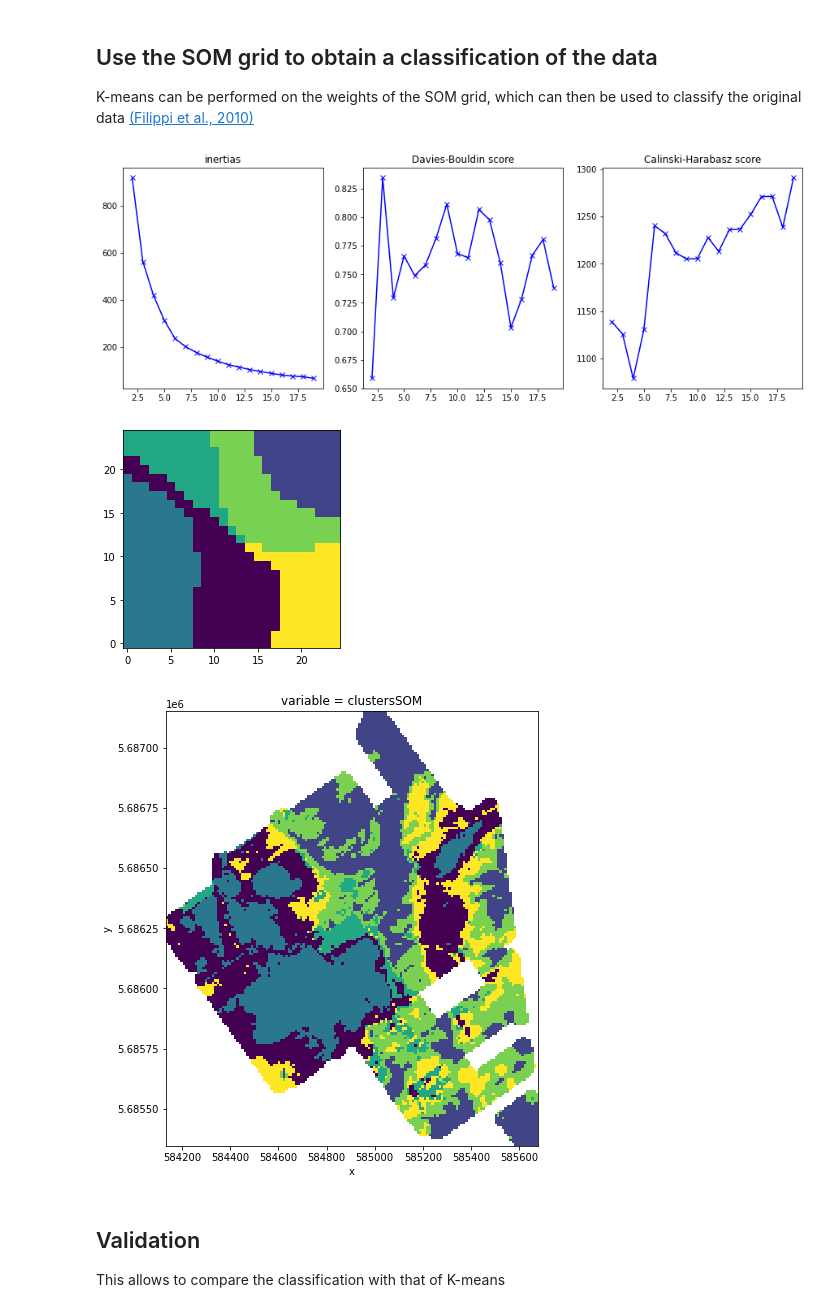
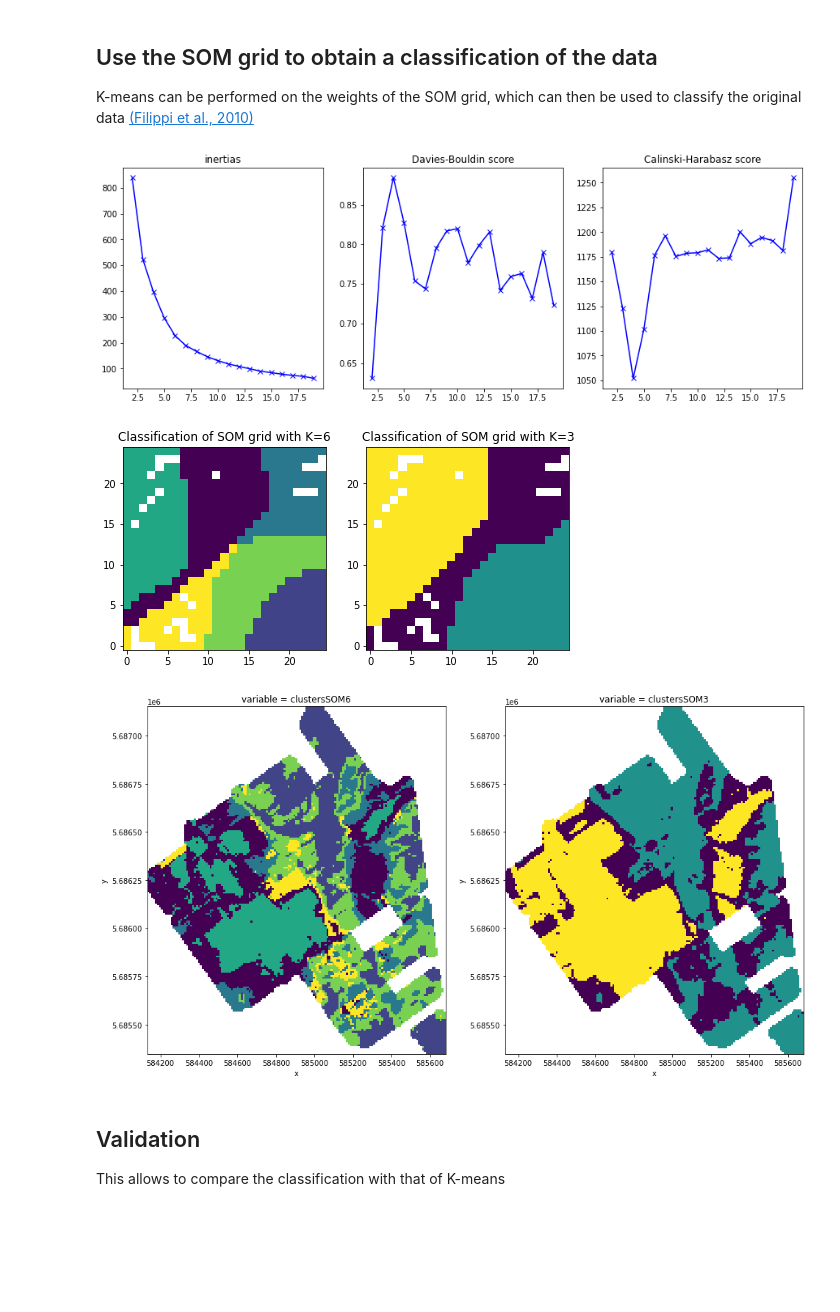
Before and after one commit to drdebivre/Thesis_EMIclass, a Jupyter notebook: 4.SOM.ipynb, the cells around one changed output. Cells and saved outputs as stored; diff of their text form; code cells hidden in the pictures; blank space fills up the shorter version.

Commit message:
k-means without empty nodes

```diff
--- a/4.SOM.ipynb
+++ b/4.SOM.ipynb
@@ -165,7 +171,9 @@ This analysis again points out that the 6 variables are strongly correlated sinc
 
 K-means can be performed on the weights of the SOM grid, which can then be used to classify the original data [(Filippi et al., 2010)](https://www.intechopen.com/books/self-organizing-maps/self-organizing-map-based-applications-in-remote-sensing)
 # %%
-neurons = som.get_weights().reshape(gridrows*gridcols,6)
+weights = som.get_weights()
+mask = som.activation_response(SOM_std)>0
+neurons = weights[mask,:]
 K = range(2,20)
 inertias = []
 DB_score = []
@@ -187,32 +195,55 @@ ax2.plot(K, CH_score, 'bx-')
 ax2.set_title('Calinski-Harabasz score')
 plt.show()
 # %% [output]
-[figure, old version]
+[figure, new version]
-# %%
-clusterSOM = KMeans(n_clusters=6, random_state=0, n_init=5, init='k-means++').fit(neurons)
-clusters = clusterSOM.predict(neurons).reshape(gridrows,gridcols)
-plt.imshow(clusters, origin='lower')
-plt.show()
-# %% [output]
-[figure, removed]
+# %%
+clusterSOM6 = KMeans(n_clusters=6, random_state=0, n_init=5, init='k-means++').fit(neurons)
+clusters6 = np.empty((25,25))
+clusters6[:] = np.nan
+clusters6[mask] = clusterSOM6.predict(neurons)
+
+clusterSOM3 = KMeans(n_clusters=3, random_state=0, n_init=5, init='k-means++').fit(neurons)
+clusters3 = np.empty((25,25))
+clusters3[:] = np.nan
+clusters3[mask] = clusterSOM3.predict(neurons)
+
+
+fig, (ax0, ax1) = plt.subplots(1,2, figsize=(8,5))
+ax0.imshow(clusters6, origin='lower')
+ax0.set_title("Classification of SOM grid with K=6")
+ax1.imshow(clusters3, origin='lower')
+ax1.set_title("Classification of SOM grid with K=3")
+plt.show()
+# %% [output]
+[figure, added]
 # %%
 SOM_bmus = np.array(winners)
 
-raster_clusters = np.empty((27540))
-raster_clusters[:] = np.nan
-clusters_obs = np.array([clusters[i] for i in winners])
-raster_clusters[~rows_with_nan] = clusters_obs
+raster_clusters6 = np.empty((27540))
+raster_clusters3 = np.empty((27540))
+raster_clusters6[:] = np.nan
+raster_clusters3[:] = np.nan
+
+clusters6_obs = np.array([clusters6[i] for i in winners])
+clusters3_obs = np.array([clusters3[i] for i in winners])
+raster_clusters6[~rows_with_nan] = clusters6_obs
+raster_clusters3[~rows_with_nan] = clusters3_obs
 
 
-df_raster['clustersSOM'] = raster_clusters
+df_raster['clustersSOM6'] = raster_clusters6
+df_raster['clustersSOM3'] = raster_clusters3
 
 xr_clusters = df_raster.to_xarray().transpose('y', 'x')
 
 cl_array = xr_clusters.to_array()
-ax = cl_array.sel(variable='clustersSOM').plot.pcolormesh(figsize=(8,8), add_colorbar=False)
-ax.axes.set_aspect('equal')
+
+fig, (ax0, ax1) = plt.subplots(1,2, figsize=(16,10))
+cl_array.sel(variable='clustersSOM6').plot.pcolormesh(ax=ax0, add_colorbar=False)
+ax0.axes.set_aspect('equal')
+cl_array.sel(variable='clustersSOM3').plot.pcolormesh(ax=ax1, add_colorbar=False)
+ax1.axes.set_aspect('equal')
 # %% [output]
-[figure, old version]
+[figure, new version]
 # %% [markdown]
 ## Validation
 
```
Also changed, not shown: parts of 12 cells of this notebook.
